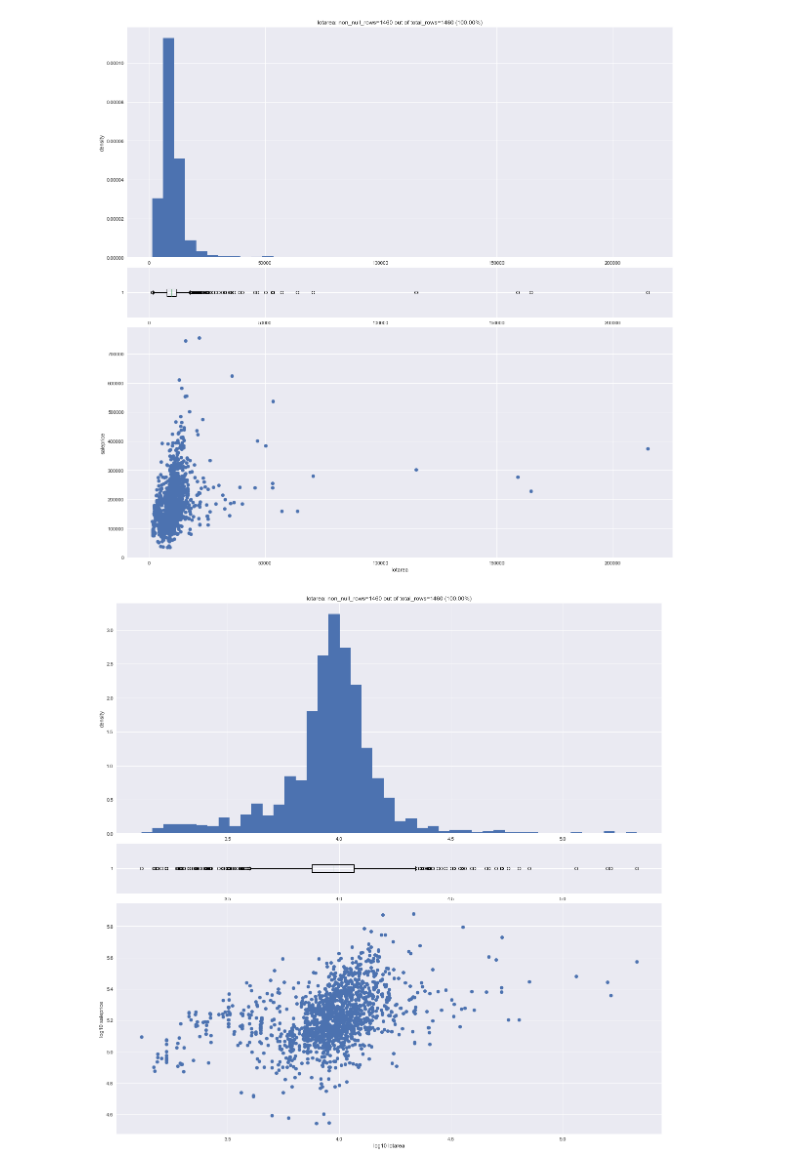
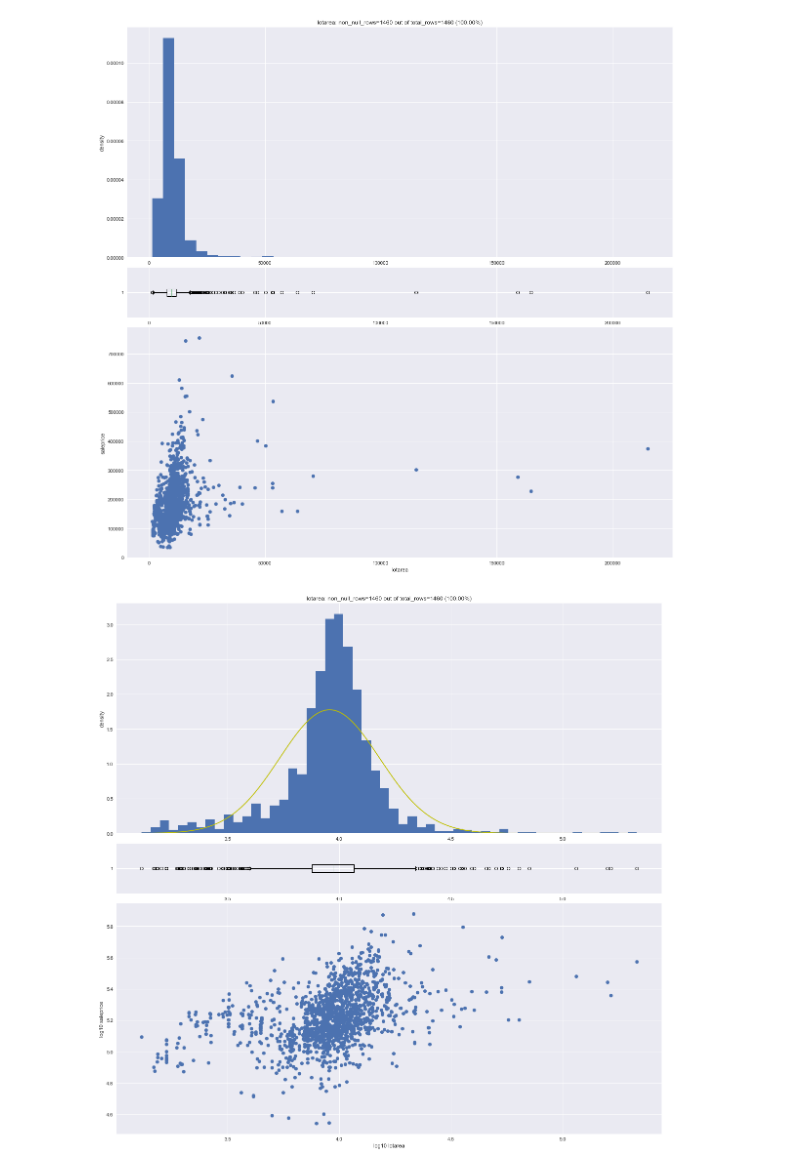
Before and after one commit to aureliolova/house_prices, a Jupyter notebook: EDA/LotArea.ipynb, the cells around one changed output. Cells and saved outputs as stored; diff of their text form; code cells hidden in the pictures.

Commit message:
Modified EDA to include normal fit.

```diff
--- a/EDA/LotArea.ipynb
+++ b/EDA/LotArea.ipynb
@@ -37,12 +37,13 @@ fig = main_cont_var_figure(data=data, cont_col=cont_col, tgt_col=tgt_col, log_co
 # %%
 cont_col ='lotarea'
 tgt_col = 'saleprice'
 log_cont = True
 log_tgt = True
-hist_bin_mult = 2.5
-fig = main_cont_var_figure(data=data, cont_col=cont_col, tgt_col=tgt_col, log_cont=log_cont, log_tgt=log_tgt, hist_bin_mult=hist_bin_mult)
+fit_normal = True
+hist_bin_mult = 3
+fig = main_cont_var_figure(data=data, cont_col=cont_col, tgt_col=tgt_col, fit_normal=fit_normal, log_cont=log_cont, log_tgt=log_tgt, hist_bin_mult=hist_bin_mult)
 # %% [output]
-[figure, old version]
+[figure, new version]
 # %% [markdown]
 #### General Remarks
 > Very high density of lot areas about 10^4
```
Also changed, not shown: parts of 1 cell of this notebook.
